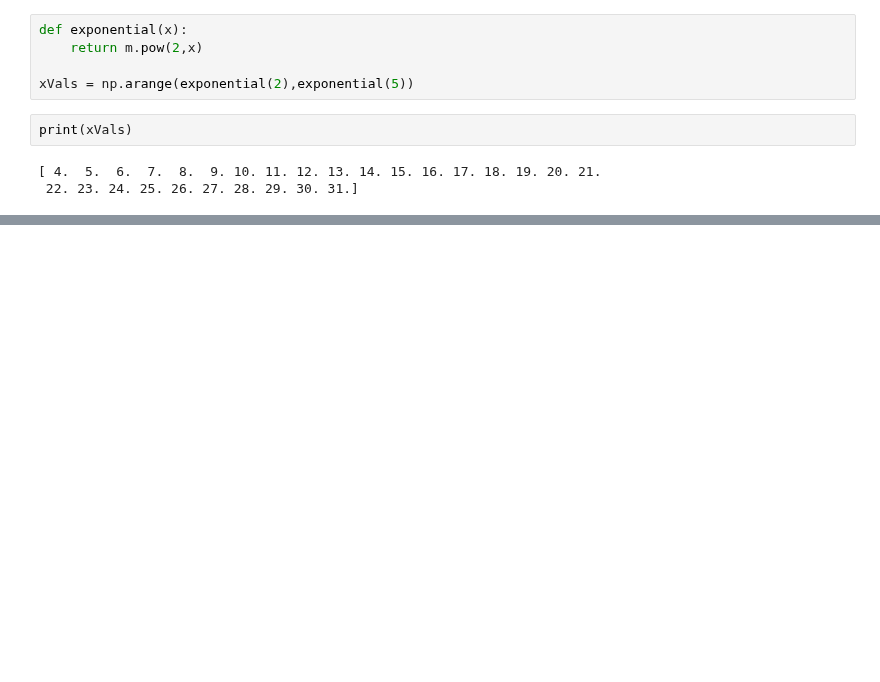
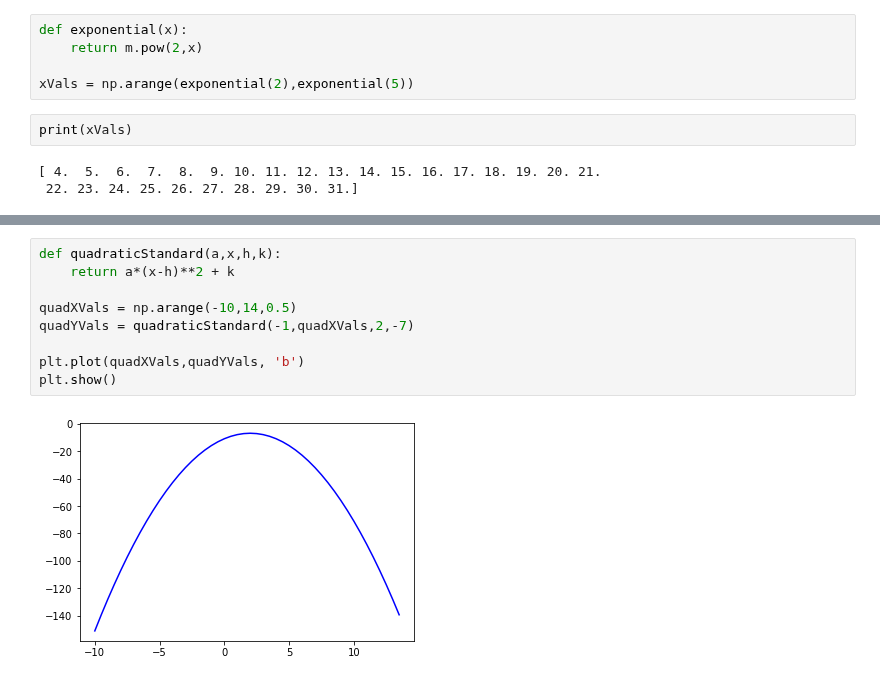
Before and after one commit to TheChanRProject/SannaAnnaTutoring, a Jupyter notebook: math/sana/algebra/notebooks/logarithmsTest.ipynb, the cells around one changed output, grey strips where cells are left out. Drawn from its saved outputs; the diff is of its cells as text; blank space fills up the shorter version.

Commit message:
adding quad standard and found out about np.log algorithms

```diff
--- a/math/sana/algebra/notebooks/logarithmsTest.ipynb
+++ b/math/sana/algebra/notebooks/logarithmsTest.ipynb
@@ -68,0 +113,11 @@ print(xVals)
+# %%
+def quadraticStandard(a,x,h,k):
+    return a*(x-h)**2 + k
+
+quadXVals = np.arange(-10,14,0.5)
+quadYVals = quadraticStandard(-1,quadXVals,2,-7)
+
+plt.plot(quadXVals,quadYVals, 'b')
+plt.show()
+# %% [output]
+[figure, added]
```
Also changed, not shown: parts of 8 cells of this notebook.
